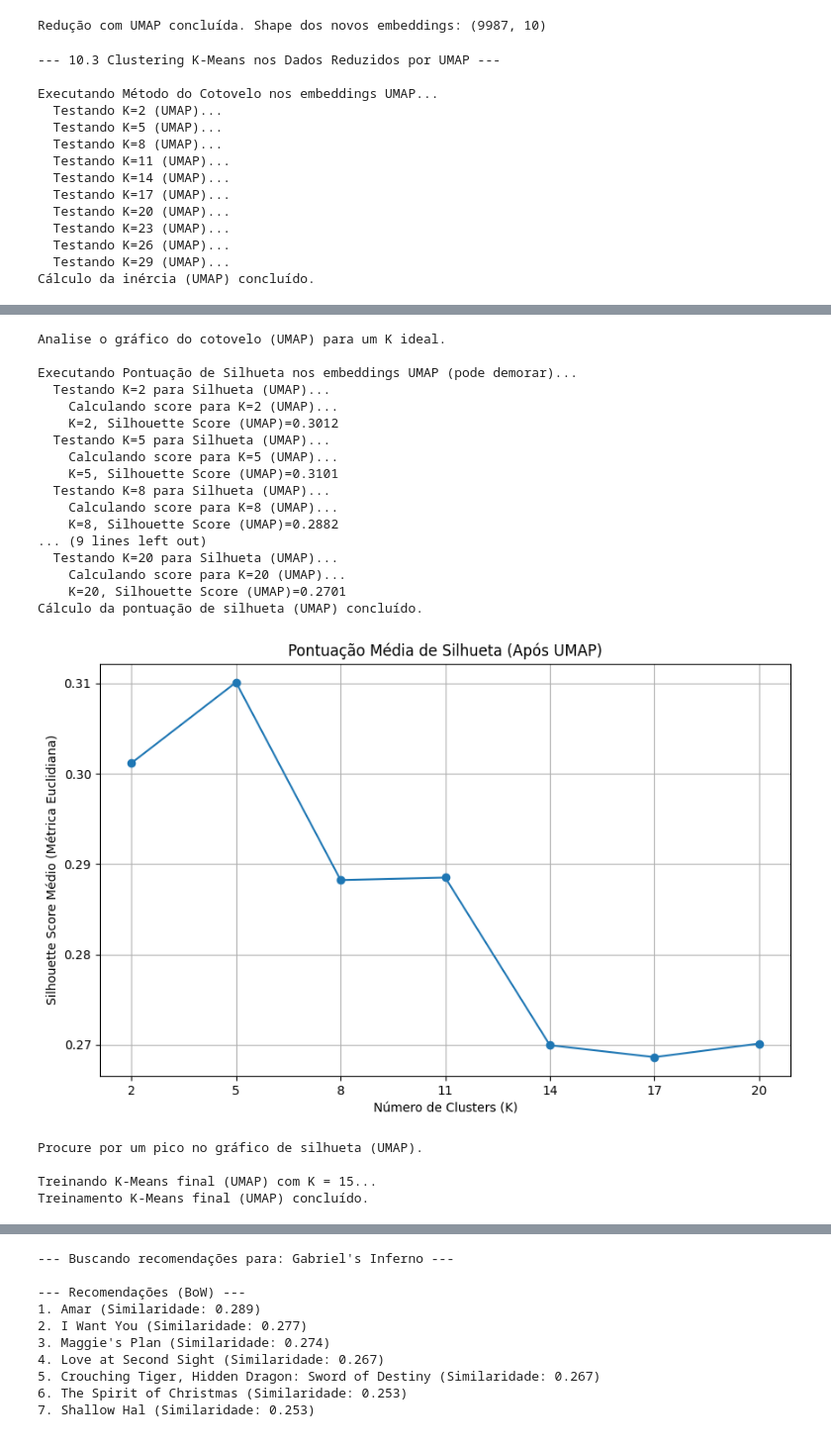
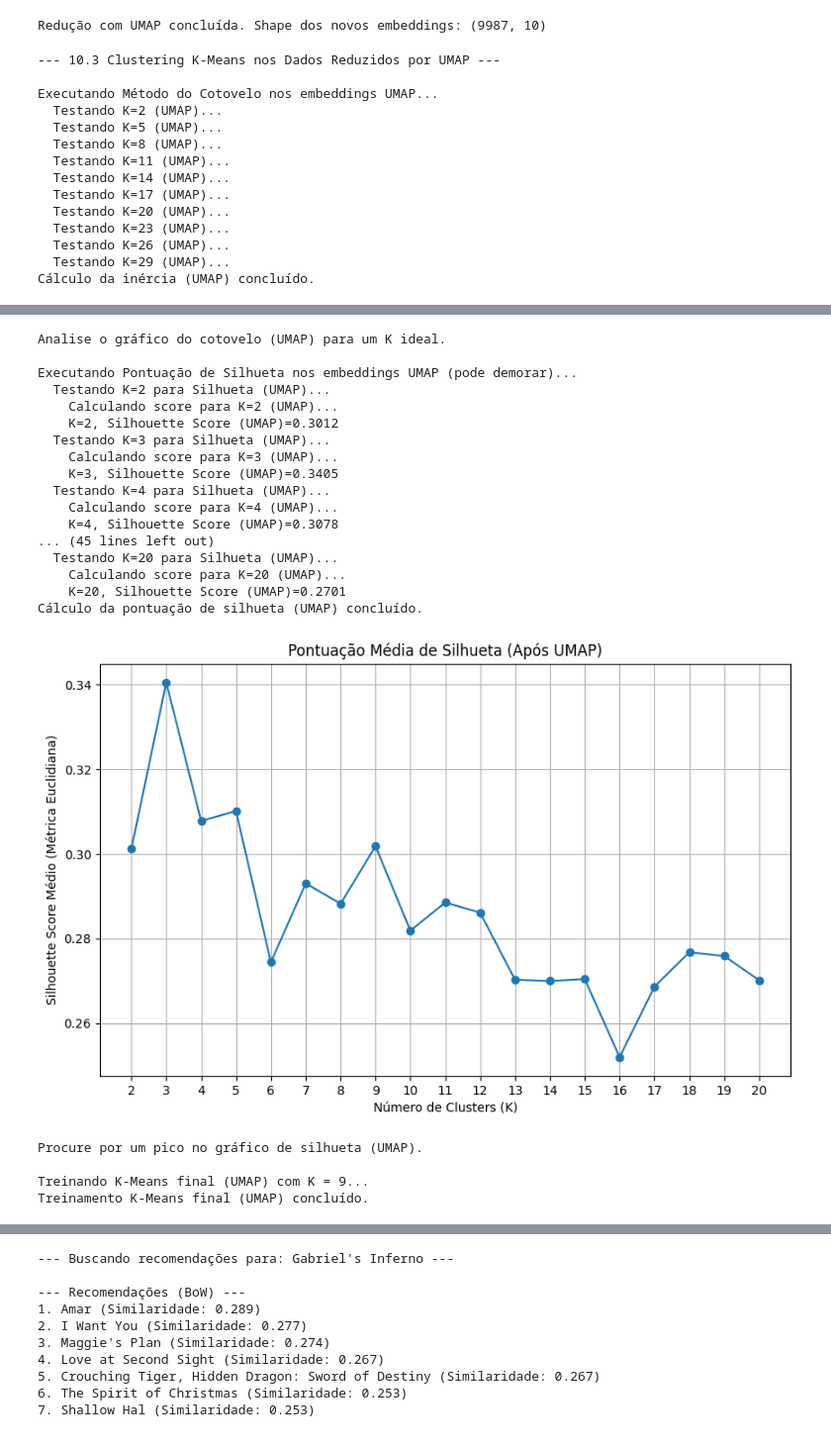
Before and after one commit to viniciuscandeia/Movies, a Jupyter notebook: notebook.ipynb, the cells around one changed output, grey strips where cells are left out. Shown: that part at 99% size. Cells and saved outputs as stored; diff of their text form; code cells hidden in the pictures.

```diff
--- a/notebook.ipynb
+++ b/notebook.ipynb
@@ -1390,7 +1377,7 @@ if umap_executed_successfully:
     print( "\nExecutando Pontuação de Silhueta nos embeddings UMAP (pode demorar)..." )
     silhouette_scores_umap = [ ]
     # Range menor para K
-    k_range_silhouette_umap = range( 2, 21, 3 )  # Ex: 2 a 20, de 3 em 3
+    k_range_silhouette_umap = range( 2, 21, 1 )  # Ex: 2 a 20, de 3 em 3
 
     try:
         for k in k_range_silhouette_umap:
@@ -1424,7 +1411,7 @@ if umap_executed_successfully:
     # --- Treinamento Final do K-Means (UMAP) ---
     # !!! IMPORTANTE: AJUSTE O VALOR DE K_ESCOLHIDO_UMAP ABAIXO !!!
     # Analise os gráficos ACIMA (baseados em UMAP) e defina K.
-    K_ESCOLHIDO_UMAP = 15  # Valor exemplo, ajuste conforme sua análise!
+    K_ESCOLHIDO_UMAP = 9  # Valor exemplo, ajuste conforme sua análise!
     print( f"\nTreinando K-Means final (UMAP) com K = {K_ESCOLHIDO_UMAP}..." )
     clusters_generated_umap = False
     try:
@@ -1438,44 +1425,44 @@ if umap_executed_successfully:
 
 else:
     print( "\nNão é possível executar Clustering (UMAP não executado)." )
     clusters_generated_umap = False
 # %% [output]
 --- 10.3 Clustering K-Means nos Dados Reduzidos por UMAP ---
 
 Executando Método do Cotovelo nos embeddings UMAP...
   Testando K=2 (UMAP)...
   Testando K=5 (UMAP)...
   Testando K=8 (UMAP)...
   Testando K=11 (UMAP)...
   Testando K=14 (UMAP)...
   Testando K=17 (UMAP)...
   Testando K=20 (UMAP)...
   Testando K=23 (UMAP)...
   Testando K=26 (UMAP)...
   Testando K=29 (UMAP)...
 Cálculo da inércia (UMAP) concluído.
 [figure]
 Analise o gráfico do cotovelo (UMAP) para um K ideal.
 
 Executando Pontuação de Silhueta nos embeddings UMAP (pode demorar)...
   Testando K=2 para Silhueta (UMAP)...
     Calculando score para K=2 (UMAP)...
     K=2, Silhouette Score (UMAP)=0.3012
-  Testando K=5 para Silhueta (UMAP)...
-    Calculando score para K=5 (UMAP)...
-    K=5, Silhouette Score (UMAP)=0.3101
-  Testando K=8 para Silhueta (UMAP)...
-    Calculando score para K=8 (UMAP)...
-    K=8, Silhouette Score (UMAP)=0.2882
-... (9 lines left out)
+  Testando K=3 para Silhueta (UMAP)...
+    Calculando score para K=3 (UMAP)...
+    K=3, Silhouette Score (UMAP)=0.3405
+  Testando K=4 para Silhueta (UMAP)...
+    Calculando score para K=4 (UMAP)...
+    K=4, Silhouette Score (UMAP)=0.3078
+... (45 lines left out)
   Testando K=20 para Silhueta (UMAP)...
     Calculando score para K=20 (UMAP)...
     K=20, Silhouette Score (UMAP)=0.2701
 Cálculo da pontuação de silhueta (UMAP) concluído.
-[figure, old version]
+[figure, new version]
 Procure por um pico no gráfico de silhueta (UMAP).
 
-Treinando K-Means final (UMAP) com K = 15...
+Treinando K-Means final (UMAP) com K = 9...
 Treinamento K-Means final (UMAP) concluído.
 # %%
 if clusters_generated_umap:
```
Also changed, not shown: parts of 3 cells of this notebook.
